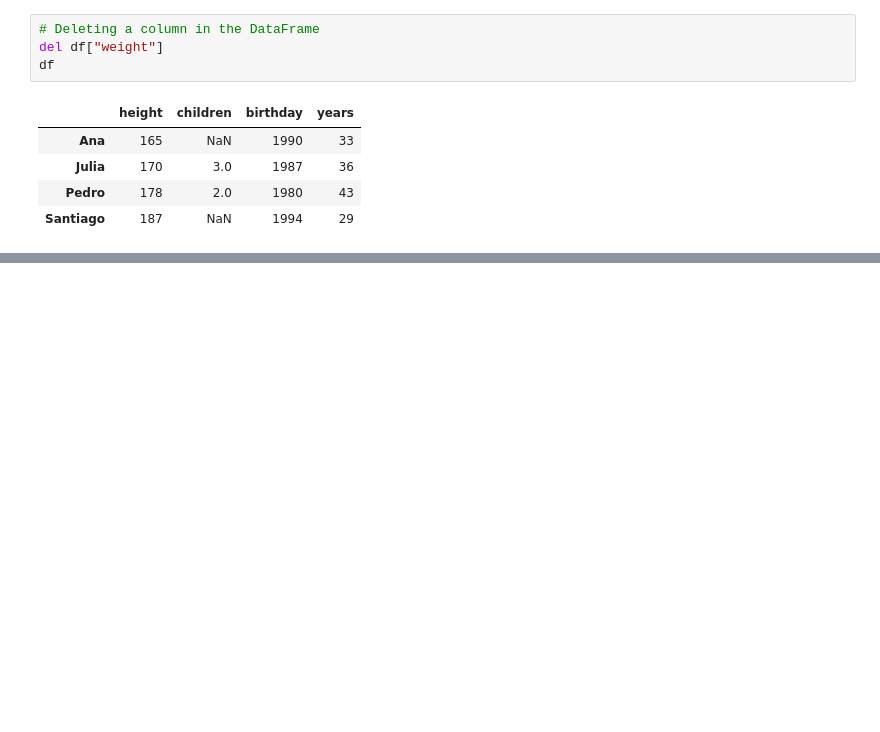
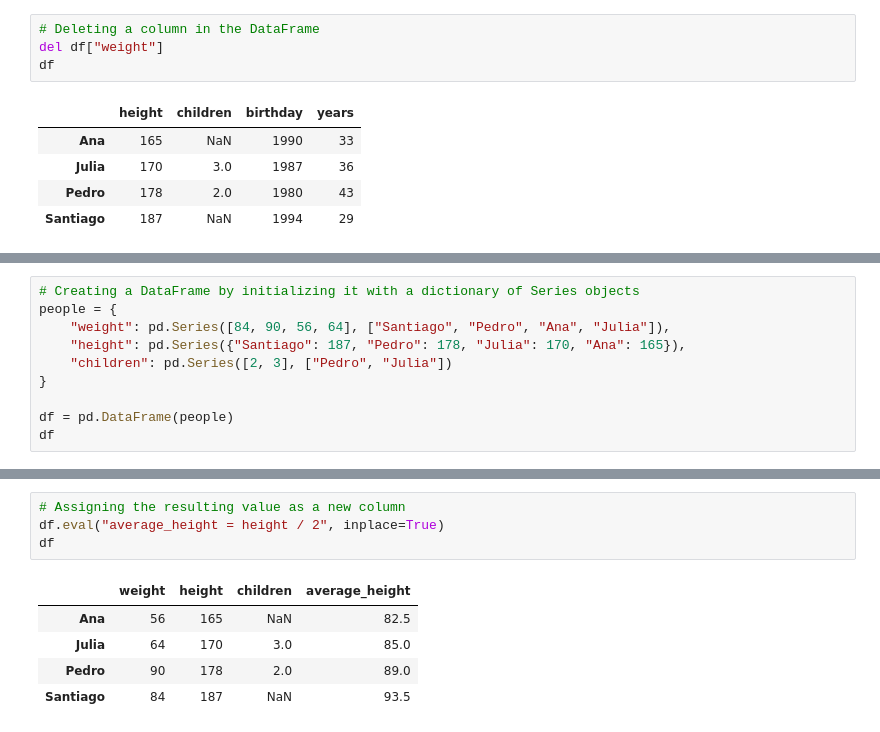
Before and after one commit to JonatanBadillo/Deep-Learning-and-AI, a Jupyter notebook: Introduction to Pandas/Introduction to Pandas.ipynb, the cells around one changed output, grey strips where cells are left out. Cells and saved outputs as stored; diff of their text form; blank space fills up the shorter version.

Commit message:
Evaluating Expressions on a DataFrame

```diff
--- a/Introduction to Pandas/Introduction to Pandas.ipynb
+++ b/Introduction to Pandas/Introduction to Pandas.ipynb
@@ -340,0 +350,10 @@ df_mod = df.drop()
+# %%
+# Creating a DataFrame by initializing it with a dictionary of Series objects
+people = {
+    "weight": pd.Series([84, 90, 56, 64], ["Santiago", "Pedro", "Ana", "Julia"]),
+    "height": pd.Series({"Santiago": 187, "Pedro": 178, "Julia": 170, "Ana": 165}),
+    "children": pd.Series([2, 3], ["Pedro", "Julia"])
+}
+
+df = pd.DataFrame(people)
+df
@@ -340,0 +375,10 @@ df_mod = df.drop()
+# %%
+# Assigning the resulting value as a new column
+df.eval("average_height = height / 2", inplace=True)
+df
+# %% [output]
+|  | weight | height | children | average_height |
+| Ana | 56 | 165 | NaN | 82.5 |
+| Julia | 64 | 170 | 3.0 | 85.0 |
+| Pedro | 90 | 178 | 2.0 | 89.0 |
+| Santiago | 84 | 187 | NaN | 93.5 |
```
Also changed, not shown: parts of 6 cells of this notebook.
